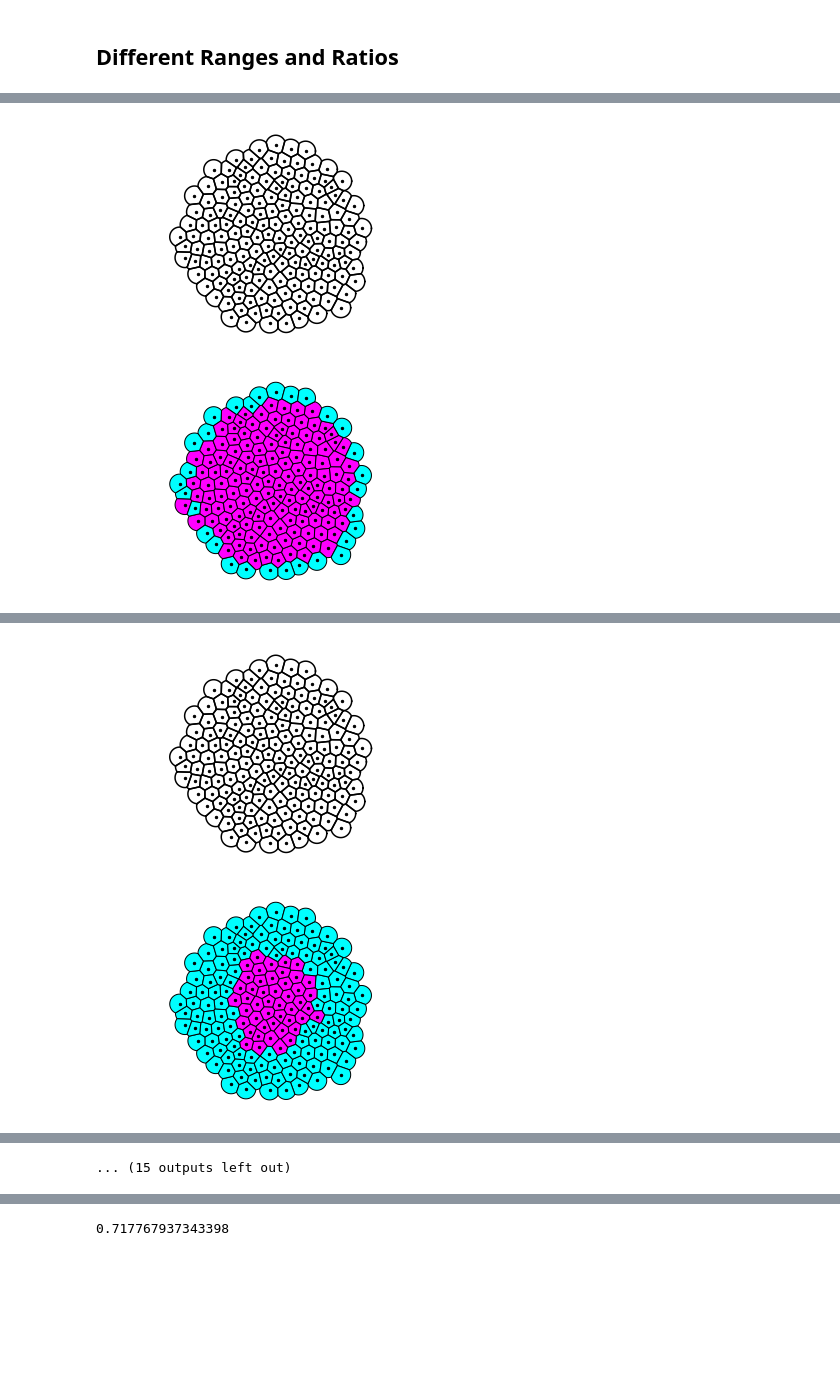
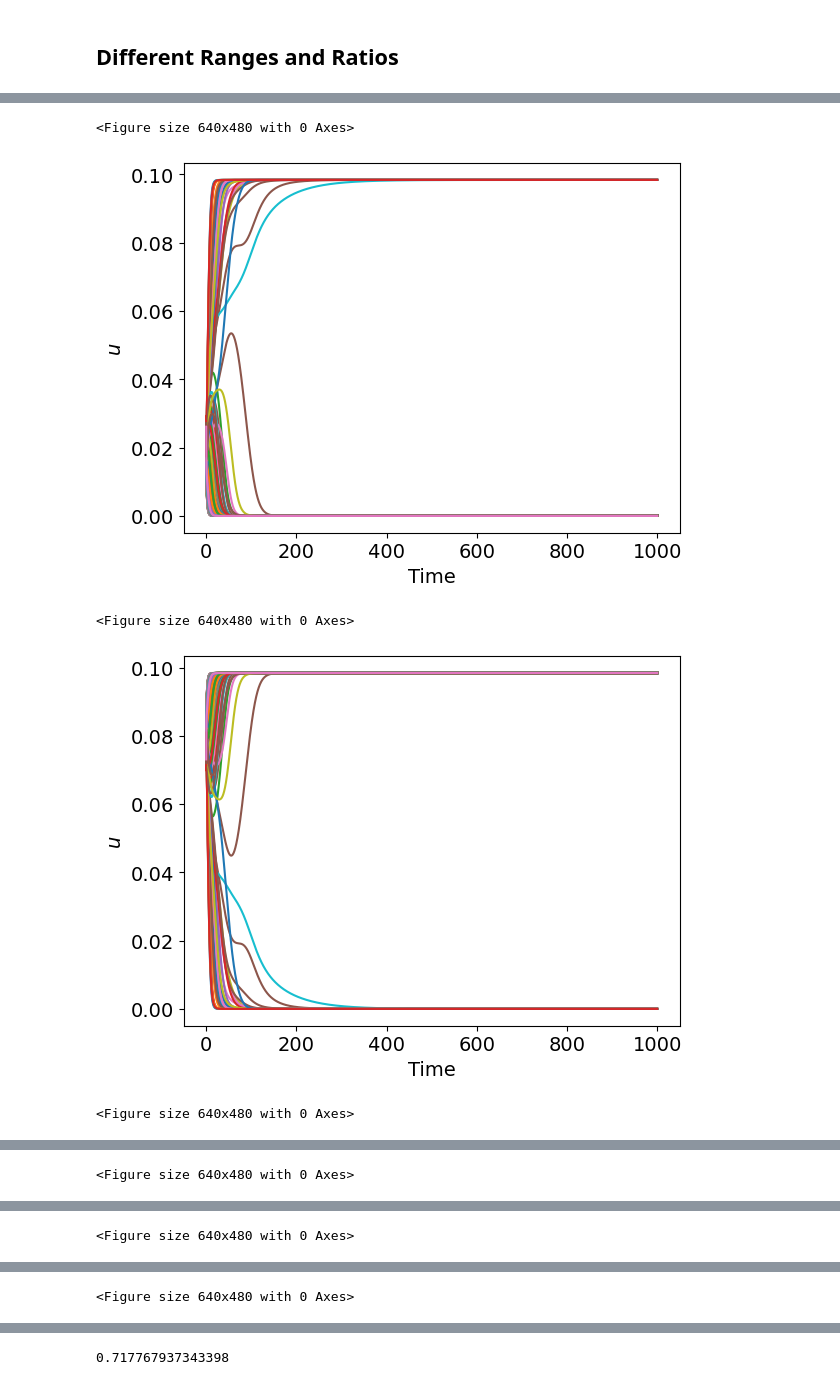
Before and after one commit to SchardtS/Cell-Differentiation, a Jupyter notebook: Data Production.ipynb, the cells around one changed output, grey strips where cells are left out. Drawn from its saved outputs; the diff is of its cells as text; code cells hidden in the pictures; blank space fills up the shorter version.

```diff
--- a/Data Production.ipynb
+++ b/Data Production.ipynb
@@ -1498,21 +1535,37 @@ plt.savefig("Results/Publications/Pattern Formation/proportions_size.png")
 # %%
-from Organoid2D_new import Organoid
+from Organoid import Organoid
 import matplotlib.pyplot as plt
 
 
-eps_G = [-6.5, -7, -7.5]
+eps_N = [-6.5, -7, -7.5]
 q = [.9, .5, .1]
 # Plot the result
 #plt.figure(figsize=(12,12))
 for i in range(3):
     for j in range(3):
         #plt.subplot(3, 3, i*3 + j+1)
         org = Organoid()
         org.q = q[i]
-        org.eps_G = eps_G[j]
-        org.evolution(T=40, file = 'Organoid_mid.csv', mode='transcription')
-        org.saveData(directory = 'Results/Publications/Signal Range/eps_G='+str(-org.eps_G)+' q='+str(org.q)+'/')
-        #org.cellPlot(org.N, size=0)
+        org.eps_N = eps_N[j]
+        org.signal = 'dispersion'
+        org.nofSteps = 10000
+        org.evolution(T=1000, file = 'Organoid_mid.csv', ignore=['division', 'displacement'])
+        #org.saveData(directory = 'Results/Publications/Signal Range/eps_G='+str(-org.eps_G)+' q='+str(org.q)+'/')
+        plt.figure(figsize=[6.4, 4.8])
+        plt.rc('font', size=14)
+        org.timePlot(TF='NANOG')
+        plt.savefig('Results/Publications/u_eps_u='+str(-org.eps_N)+' q='+str(org.q)+'.pdf', transparent=True)
+        plt.savefig('Results/Publications/u_eps_u='+str(-org.eps_N)+' q='+str(org.q)+'.png', transparent=True)
+
+
+        plt.figure(figsize=[6.4, 4.8])
+        plt.rc('font', size=14)
+        org.timePlot(TF='GATA6')
+        plt.savefig('Results/Publications/v_eps_u='+str(-org.eps_N)+' q='+str(org.q)+'.pdf', transparent=True)
+        plt.savefig('Results/Publications/v_eps_u='+str(-org.eps_N)+' q='+str(org.q)+'.png', transparent=True)
 # %% [output]
+<Figure size 640x480 with 0 Axes>
-[figure, old version]
+[figure, new version]
+<Figure size 640x480 with 0 Axes>
-[figure, old version]
+[figure, new version]
+<Figure size 640x480 with 0 Axes>
@@ -1519,0 +1573 @@ for i in range(3):
+<Figure size 640x480 with 0 Axes>
@@ -1520,0 +1575 @@ for i in range(3):
+<Figure size 640x480 with 0 Axes>
@@ -1521,0 +1577 @@ for i in range(3):
+<Figure size 640x480 with 0 Axes>
@@ -1523,2 +1578,0 @@ for i in range(3):
-[figure, removed]
-[figure, removed]
@@ -1529 +1578,0 @@ for i in range(3):
-... (15 outputs left out)
```
Also changed, not shown: parts of 4 cells of this notebook, 11 other files.
